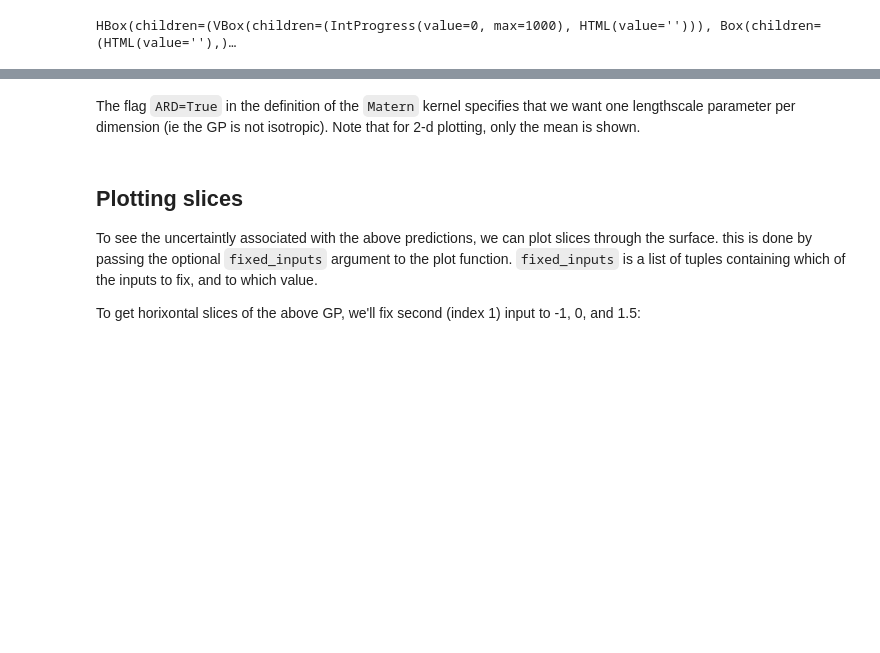
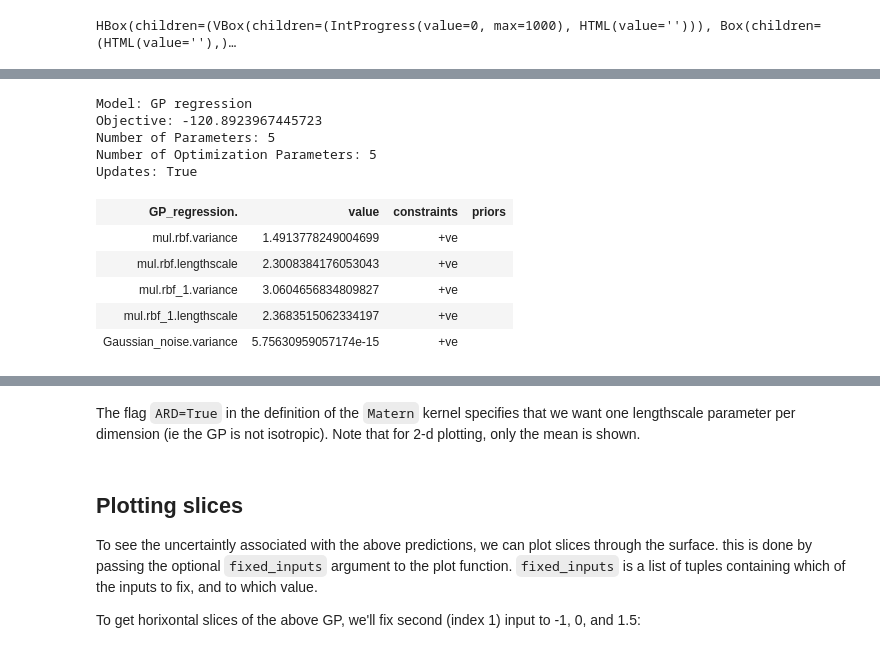
Before and after one commit to jwwtc/code, a Jupyter notebook: gaussian_process_regression/twod_gp.ipynb, the cells around one changed output, grey strips where cells are left out. Saved outputs shown, nothing was run; the diff lists cells and outputs as text; code cells hidden in the pictures; blank space fills up the shorter version.

```diff
--- a/gaussian_process_regression/twod_gp.ipynb
+++ b/gaussian_process_regression/twod_gp.ipynb
@@ -25,7 +54,6 @@ m = GPy.models.GPRegression(X,Y,ker)
 # %%
-# optimize and plot
+# optimize
 m.optimize(messages=True, max_f_eval = 1000)
-fig = m.plot()
-#display(m)
+display(m)
 # %% [output]
 HBox(children=(VBox(children=(IntProgress(value=0, max=1000), HTML(value=''))), Box(children=(HTML(value=''),)…
@@ -32,0 +60,11 @@ HBox(children=(VBox(children=(IntProgress(value=0, max=1000), HTML(value=''))),
+Model: GP regression
+Objective: -120.8923967445723
+Number of Parameters: 5
+Number of Optimization Parameters: 5
+Updates: True
+| GP_regression. | value | constraints | priors |
+| mul.rbf.variance | 1.4913778249004699 | +ve |  |
+| mul.rbf.lengthscale | 2.3008384176053043 | +ve |  |
+| mul.rbf_1.variance | 3.0604656834809827 | +ve |  |
+| mul.rbf_1.lengthscale | 2.3683515062334197 | +ve |  |
+| Gaussian_noise.variance | 5.75630959057174e-15 | +ve |  |
```
Also changed, not shown: parts of 15 cells of this notebook, 5 other files.
